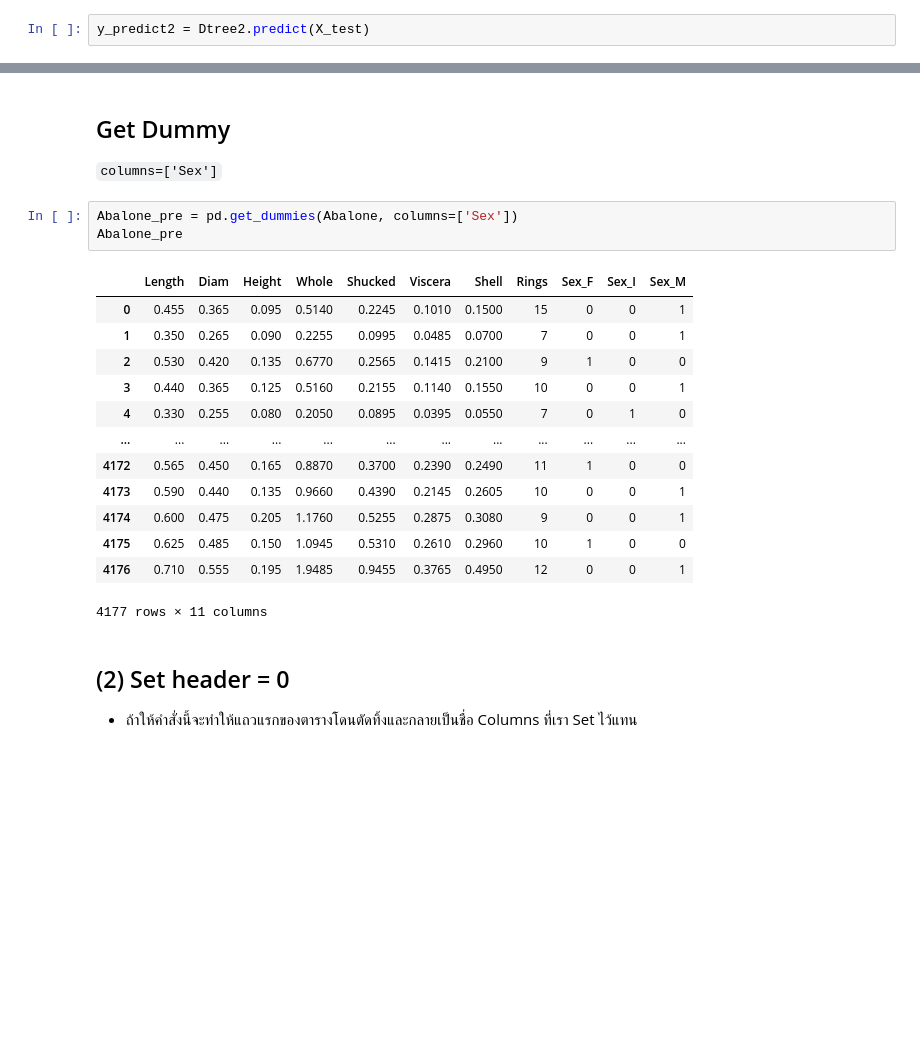
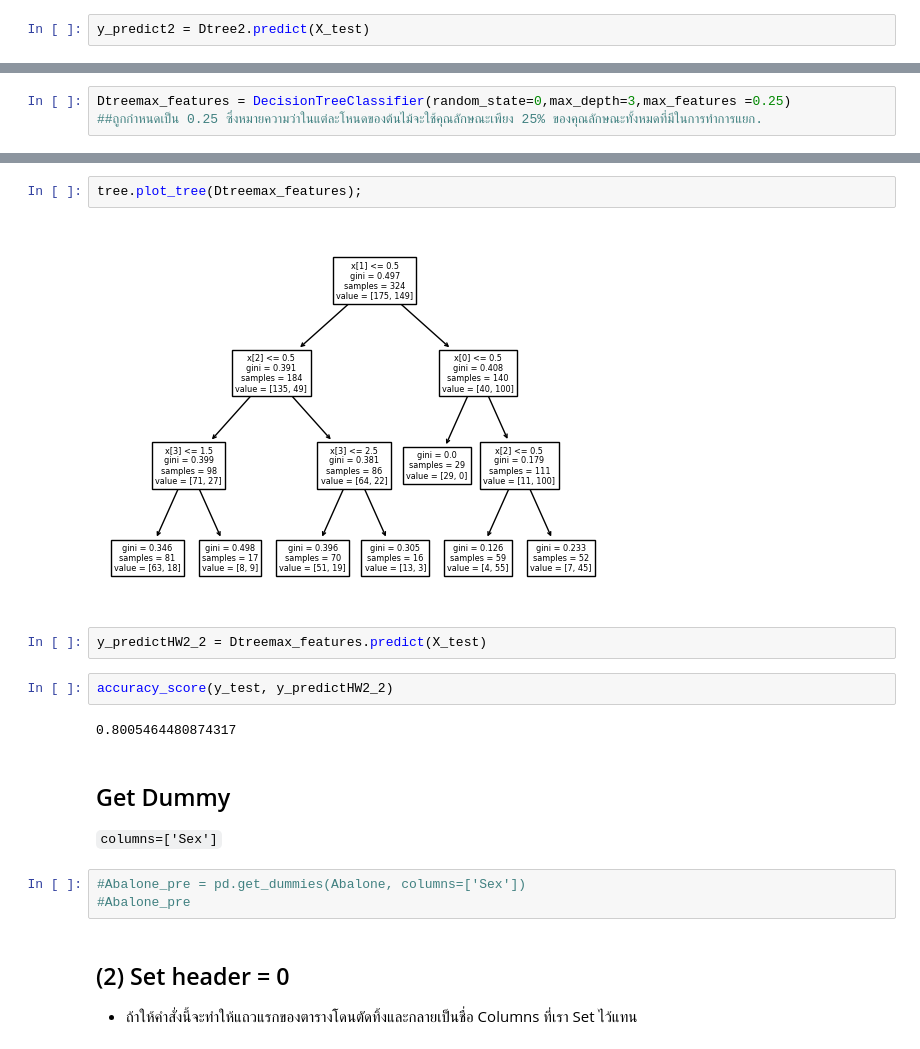
Before and after one commit to Ratchadakorn26/BSC_DPDM23, a Jupyter notebook: Classification.ipynb, the cells around one changed output, grey strips where cells are left out. Drawn from its saved outputs; the diff is of its cells as text; blank space fills up the shorter version.

```diff
--- a/Classification.ipynb
+++ b/Classification.ipynb
@@ -235,0 +325,3 @@ Build a decision tree model which has better accuracy than 0.86 and describe abo
+# %%
+Dtreemax_features = DecisionTreeClassifier(random_state=0,max_depth=3,max_features =0.25)
+##ถูกกำหนดเป็น 0.25 ซึ่งหมายความว่าในแต่ละโหนดของต้นไม้จะใช้คุณลักษณะเพียง 25% ของคุณลักษณะทั้งหมดที่มีในการทำการแยก.
@@ -236,24 +332,20 @@ Build a decision tree model which has better accuracy than 0.86 and describe abo
+# %%
+tree.plot_tree(Dtreemax_features);
+# %% [output]
+[figure, added]
+# %%
+y_predictHW2_2 = Dtreemax_features.predict(X_test)
+# %%
+accuracy_score(y_test, y_predictHW2_2)
+# %% [output]
+0.8005464480874317
 # %% [markdown]
 ## Get Dummy
 
 `columns=['Sex']`
 # %%
-Abalone_pre = pd.get_dummies(Abalone, columns=['Sex'])
-Abalone_pre
+#Abalone_pre = pd.get_dummies(Abalone, columns=['Sex'])
+#Abalone_pre
-# %% [output]
-|  | Length | Diam | Height | Whole | Shucked | Viscera | Shell | Rings | Sex_F | Sex_I | Sex_M |
-| 0 | 0.455 | 0.365 | 0.095 | 0.5140 | 0.2245 | 0.1010 | 0.1500 | 15 | 0 | 0 | 1 |
-| 1 | 0.350 | 0.265 | 0.090 | 0.2255 | 0.0995 | 0.0485 | 0.0700 | 7 | 0 | 0 | 1 |
-| 2 | 0.530 | 0.420 | 0.135 | 0.6770 | 0.2565 | 0.1415 | 0.2100 | 9 | 1 | 0 | 0 |
-| 3 | 0.440 | 0.365 | 0.125 | 0.5160 | 0.2155 | 0.1140 | 0.1550 | 10 | 0 | 0 | 1 |
-| 4 | 0.330 | 0.255 | 0.080 | 0.2050 | 0.0895 | 0.0395 | 0.0550 | 7 | 0 | 1 | 0 |
-| ... | ... | ... | ... | ... | ... | ... | ... | ... | ... | ... | ... |
-| 4172 | 0.565 | 0.450 | 0.165 | 0.8870 | 0.3700 | 0.2390 | 0.2490 | 11 | 1 | 0 | 0 |
-| 4173 | 0.590 | 0.440 | 0.135 | 0.9660 | 0.4390 | 0.2145 | 0.2605 | 10 | 0 | 0 | 1 |
-| 4174 | 0.600 | 0.475 | 0.205 | 1.1760 | 0.5255 | 0.2875 | 0.3080 | 9 | 0 | 0 | 1 |
-| 4175 | 0.625 | 0.485 | 0.150 | 1.0945 | 0.5310 | 0.2610 | 0.2960 | 10 | 1 | 0 | 0 |
-| 4176 | 0.710 | 0.555 | 0.195 | 1.9485 | 0.9455 | 0.3765 | 0.4950 | 12 | 0 | 0 | 1 |
-4177 rows × 11 columns
 # %% [markdown]
 ## (2) Set header = 0
 
```
Also changed, not shown: parts of 82 cells of this notebook.
